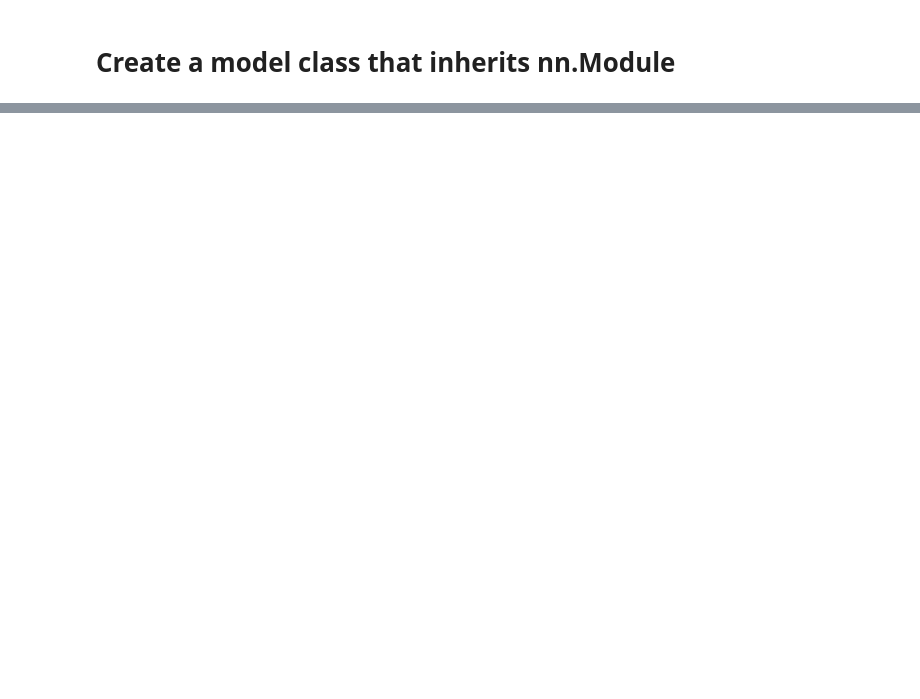
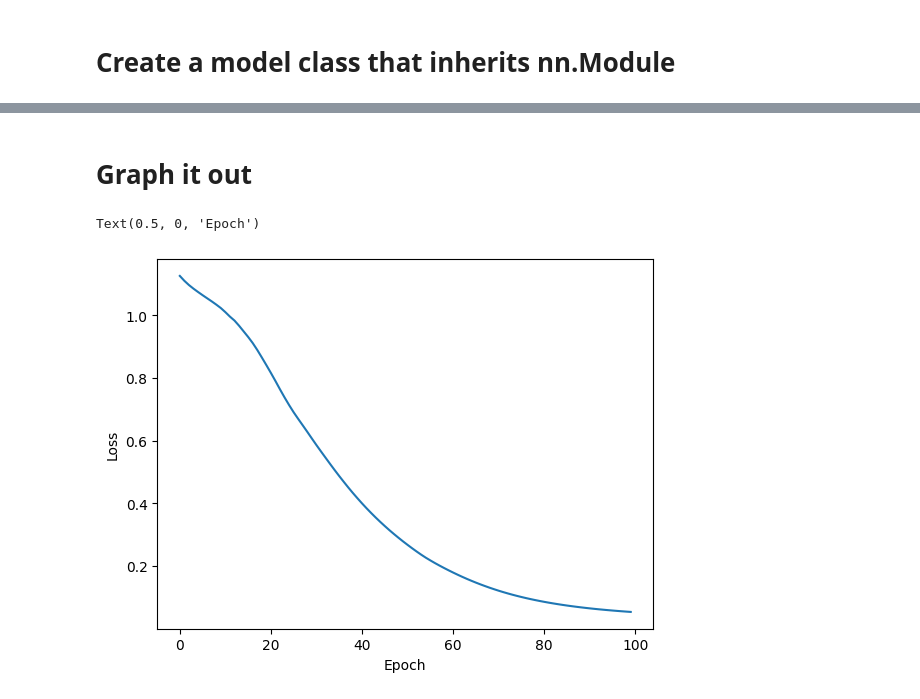
Before and after one commit to Aldrin-Fanir/Pytorch, a Jupyter notebook: Basic_Neural_Network_Model.ipynb, the cells around one changed output, grey strips where cells are left out. Saved outputs shown, nothing was run; the diff lists cells and outputs as text; code cells hidden in the pictures; blank space fills up the shorter version.

Commit message:
Load Data and train neural network model

```diff
--- a/Basic_Neural_Network_Model.ipynb
+++ b/Basic_Neural_Network_Model.ipynb
@@ -32,0 +108,3 @@ model = Model()
+# %%
+y_train = torch.LongTensor(y_train)
+y_test = torch.LongTensor(y_test)
@@ -32,0 +113,2 @@ model = Model()
+# %%
+criterion = nn.CrossEntropyLoss()
@@ -32,0 +117,2 @@ model = Model()
+# %%
+optimizer = torch.optim.Adam(model.parameters(), lr = 0.01)
@@ -32,0 +122,23 @@ model = Model()
+# %%
+epoch = 100
+losses = []
+
+for i in range(epoch):
+  #go forward and get a predictions
+  y_pred = model.forward(X_train) #get predicted results
+
+  #mesure the loss/error gonna be high at first
+  loss = criterion(y_pred, y_train) #predicted values vs the y_train
+
+  #keep track out losses
+  losses.append(loss.detach().numpy())
+
+  #print every 10 epochs
+  if i % 10 == 0:
+    print(f'Epoch : {i} and loss : {loss}')
+
+  #do some back propagation: take the error rate of forward propagation and feed it back
+  #through the network to fine tune the weight
+  optimizer.zero_grad()
+  loss.backward()
+  optimizer.step()
@@ -32,0 +156,9 @@ model = Model()
+# %% [markdown]
+# Graph it out
+# %%
+plt.plot(range(epoch), losses)
+plt.ylabel('Loss')
+plt.xlabel('Epoch')
+# %% [output]
+Text(0.5, 0, 'Epoch')
+[figure, added]
```
Also changed, not shown: parts of 21 cells of this notebook.
